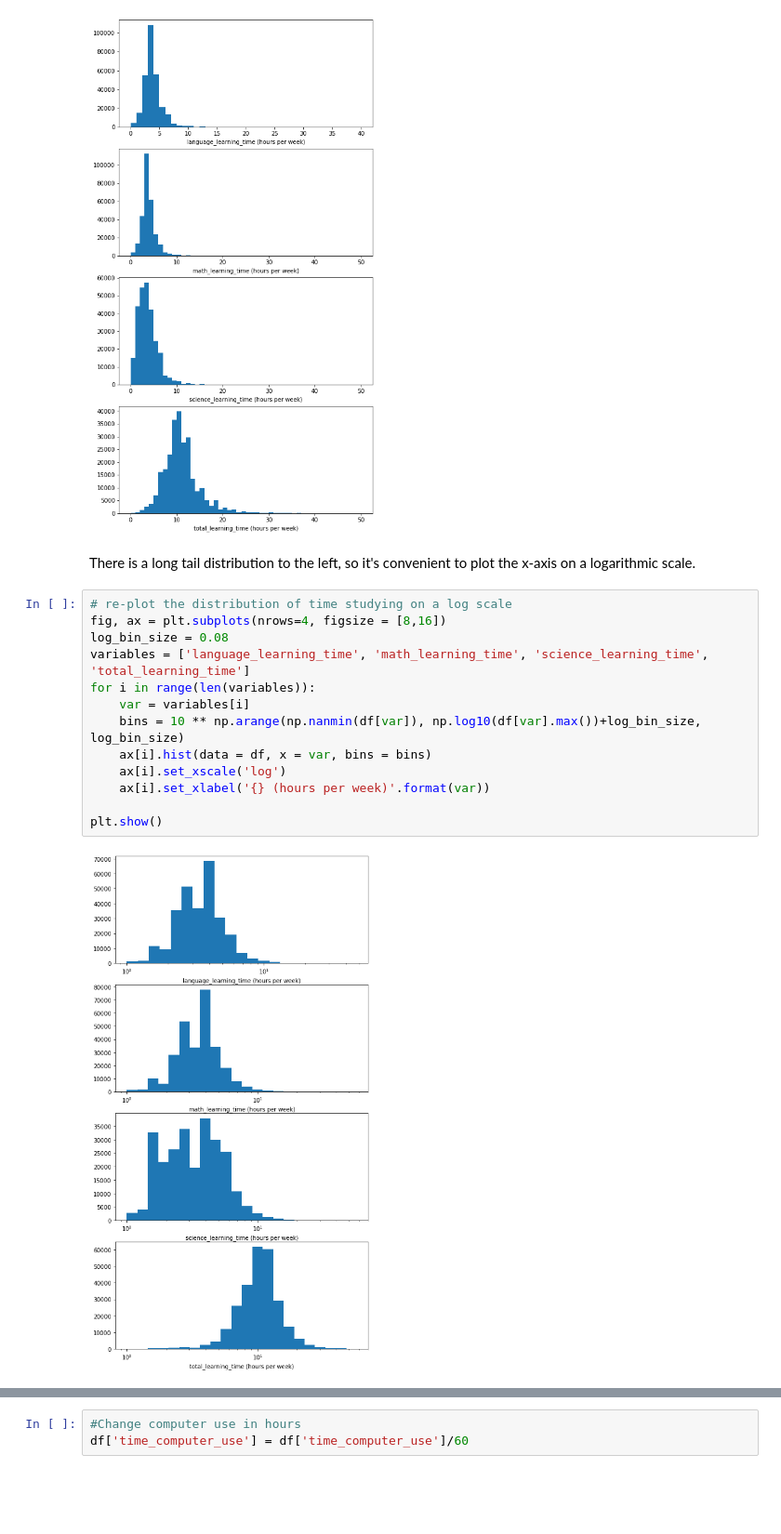
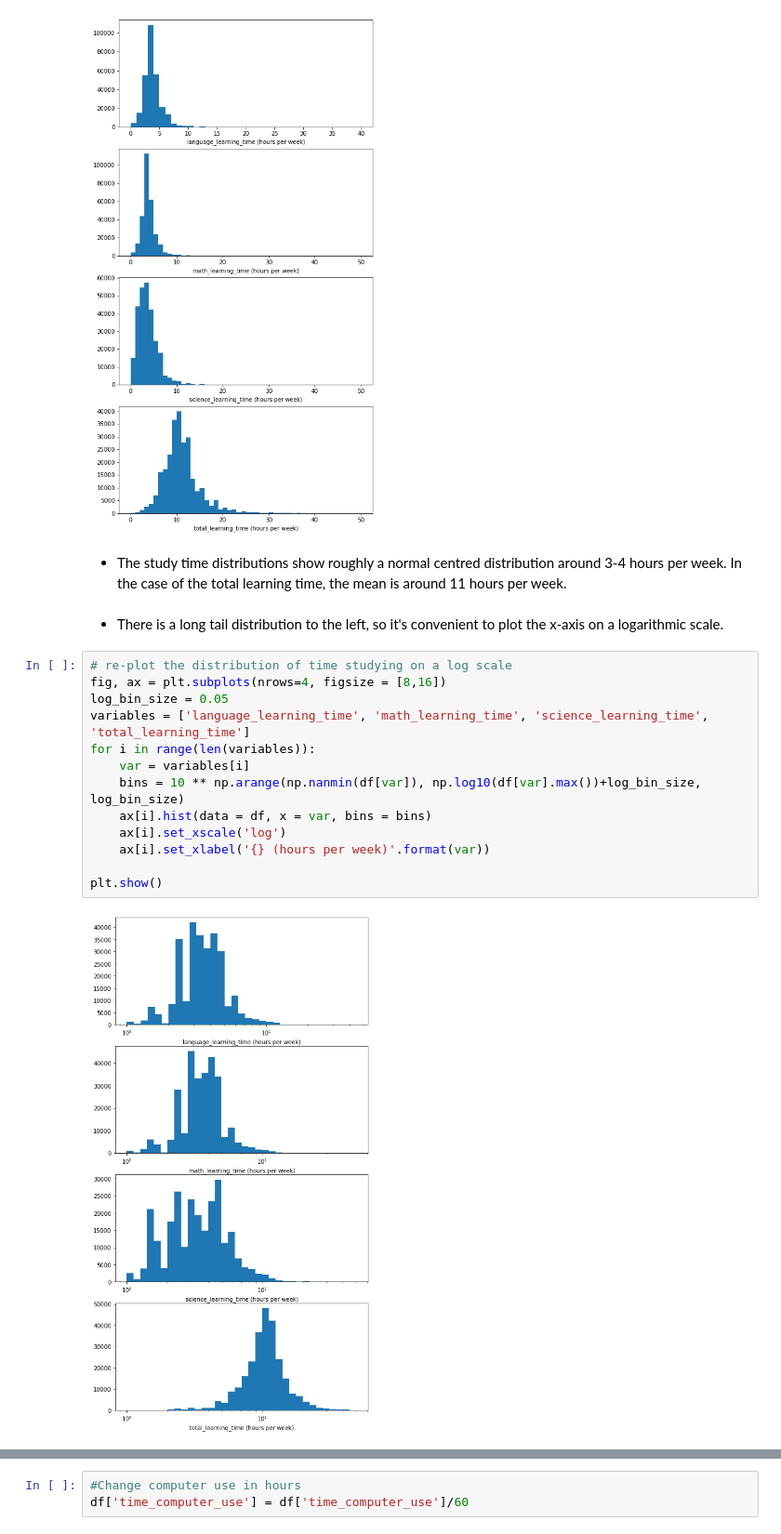
Before and after one commit to rubenvf/Comunicate-PISA-Findings, a Jupyter notebook: pisa_exploration.ipynb, the cells around one changed output, grey strips where cells are left out. Shown at 93% size. Cells and saved outputs as stored; diff of their text form; blank space fills up the shorter version.

```diff
--- a/pisa_exploration.ipynb
+++ b/pisa_exploration.ipynb
@@ -175,20 +175,22 @@ for i in range(len(variables)):
 plt.show()
 # %% [output]
 [figure]
+# %% [markdown]
+- The study time distributions show roughly a normal centred distribution around 3-4 hours per week. In the case of the total learning time, the mean is around 11 hours per week.
 # %% [markdown]
-There is a long tail distribution to the left, so it's convenient to plot the x-axis on a logarithmic scale.
+- There is a long tail distribution to the left, so it's convenient to plot the x-axis on a logarithmic scale.
 # %%
 # re-plot the distribution of time studying on a log scale
 fig, ax = plt.subplots(nrows=4, figsize = [8,16])
-log_bin_size = 0.08
+log_bin_size = 0.05
 variables = ['language_learning_time', 'math_learning_time', 'science_learning_time', 'total_learning_time']
 for i in range(len(variables)):
     var = variables[i]
     bins = 10 ** np.arange(np.nanmin(df[var]), np.log10(df[var].max())+log_bin_size, log_bin_size)
     ax[i].hist(data = df, x = var, bins = bins)
     ax[i].set_xscale('log')
     ax[i].set_xlabel('{} (hours per week)'.format(var))
 
 plt.show()
 # %% [output]
-[figure, old version]
+[figure, new version]
```
Also changed, not shown: parts of 55 cells of this notebook.
